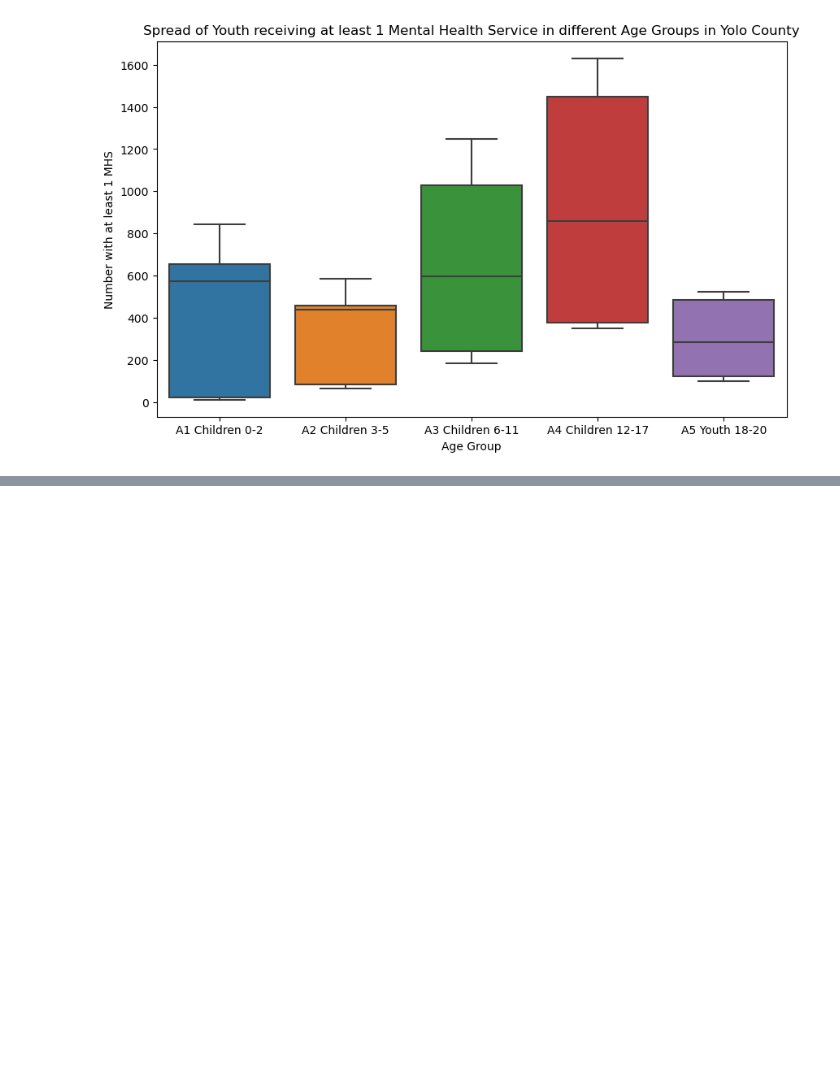
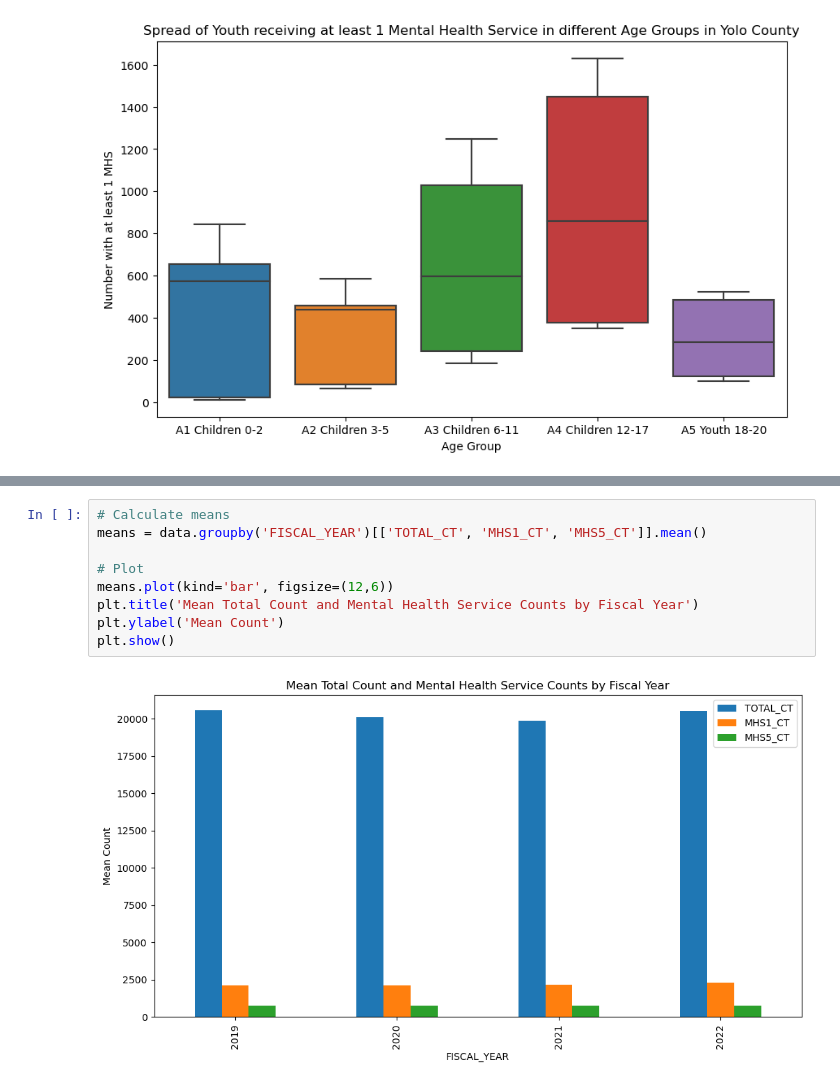
Before and after one commit to BianLee/hackdavis, a Jupyter notebook: visualizationMentalHealth.ipynb, the cells around one changed output, grey strips where cells are left out. Drawn from its saved outputs; the diff is of its cells as text; blank space fills up the shorter version.

```diff
--- a/visualizationMentalHealth.ipynb
+++ b/visualizationMentalHealth.ipynb
@@ -41,0 +68,11 @@ plt.show()
+# %%
+# Calculate means
+means = data.groupby('FISCAL_YEAR')[['TOTAL_CT', 'MHS1_CT', 'MHS5_CT']].mean()
+
+# Plot
+means.plot(kind='bar', figsize=(12,6))
+plt.title('Mean Total Count and Mental Health Service Counts by Fiscal Year')
+plt.ylabel('Mean Count')
+plt.show()
+# %% [output]
+[figure, added]
```
Also changed, not shown: parts of 4 cells of this notebook.
